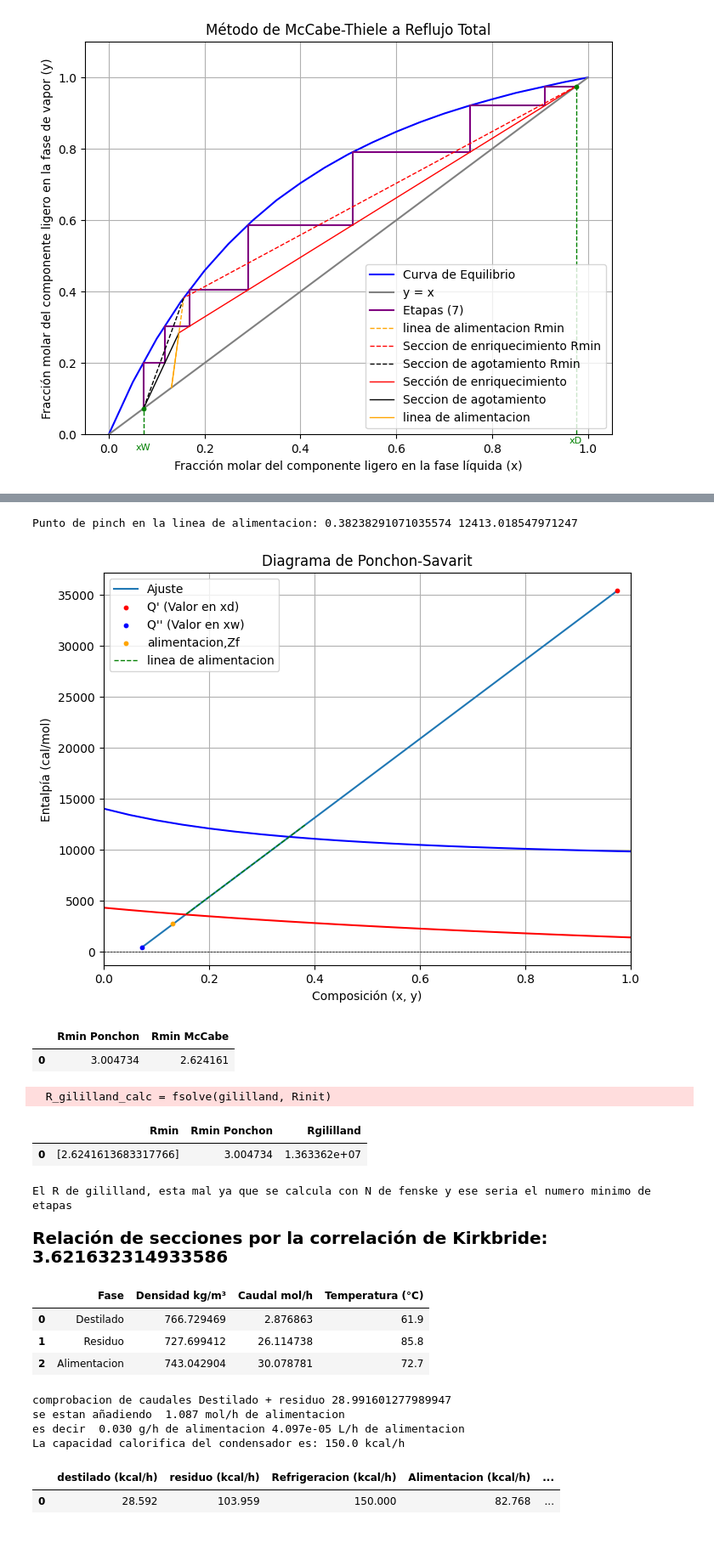
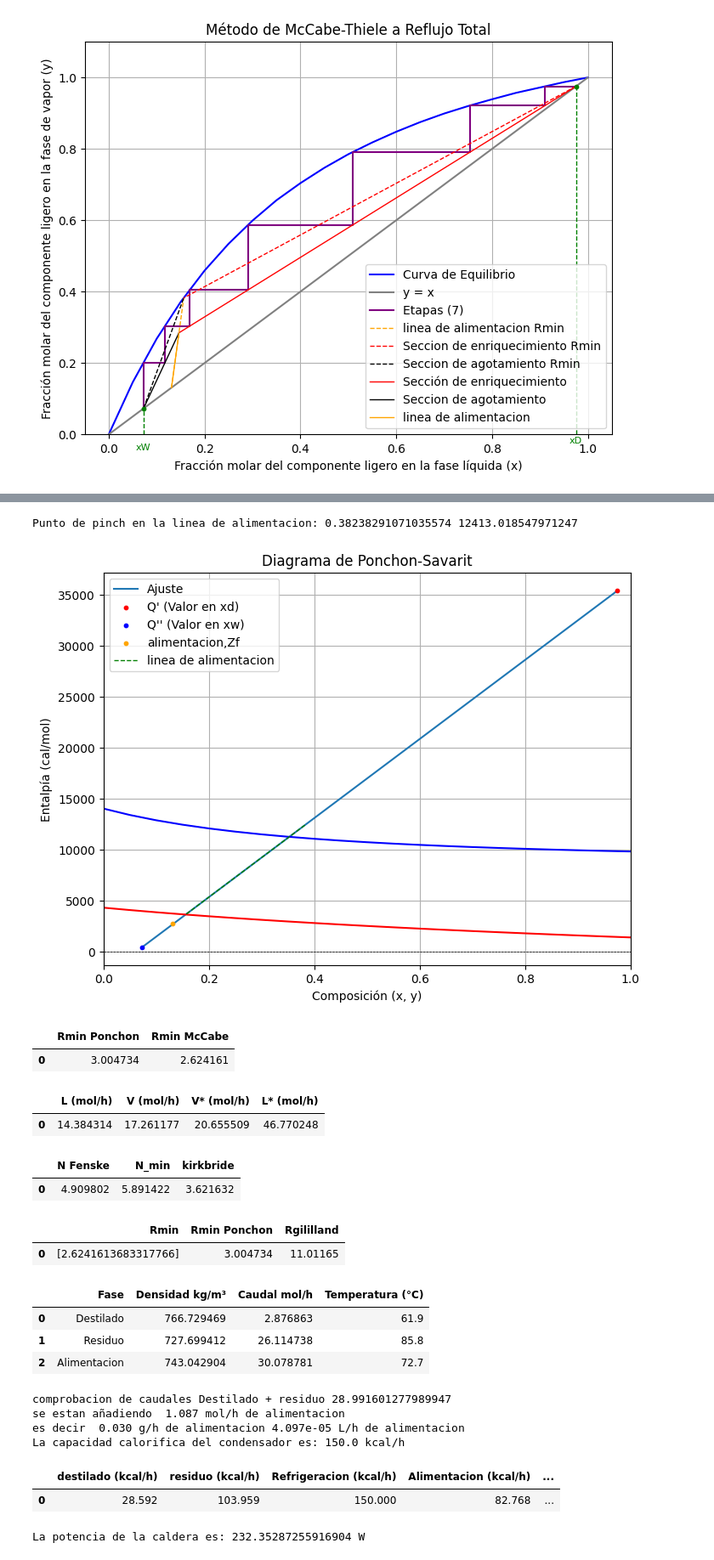
Before and after one commit to ChristianPh404/exp2, a Jupyter notebook: pract16.ipynb, the cells around one changed output, grey strips where cells are left out. Shown at 85% size. Saved outputs shown, nothing was run; the diff lists cells and outputs as text; code cells hidden in the pictures.

```diff
--- a/pract16.ipynb
+++ b/pract16.ipynb
@@ -544,11 +551,34 @@ tabla_caudales = {
     'Caudal mol/h' : [QDmol_h, QBmol_h, QFmol_h],
     'Temperatura (°C)': [Tabla['TI12'][-1], Tabla['TI2'][-1], Tabla['TI13'][-1]]
 }
+#calculo de caudales para cada corriente dentro de la columna
+
+
+QL_mol_h = R*QDmol_h
+QV_mol_h = QL_mol_h + QDmol_h
+QV_eq_mol_h =  ((q-1)*QFmol_h)  + QV_mol_h             # V* = ((q-1)*F)+ V
+QL_eq_mol_h = QV_eq_mol_h + QBmol_h
+
+Tabla_Caudales_internos = {
+    'L (mol/h)': [QL_mol_h],
+    'V (mol/h)': [QV_mol_h],
+    'V* (mol/h)': [QV_eq_mol_h],
+    'L* (mol/h)': [QL_eq_mol_h]
+}
+display(pd.DataFrame(Tabla_Caudales_internos))
+
 #calculo de secciones correlacion de kirkbride
 Relacion_secciones = (((1-xF)/(xF))*((xW/(1-xD))**2)*(QBmol_h/QDmol_h))**0.206
 # correlacion de gililland
-#etapas fenske   vale no se puede por que la ecuacion de fenske daba el numero minimo de etapas
-N = (np.log10((xD / xW) * ((1 - xW) / (1 - xD)))) / (np.log10(alpha_media))
+
+Nfenkse = (np.log10((xD / xW) * ((1 - xW) / (1 - xD)))) / (np.log10(alpha_media))
+pd_secciones = {
+    'N Fenske': [Nfenkse],
+    'N_min': [Nt_etapas],
+    'kirkbride': [Relacion_secciones]
+}
+display(pd.DataFrame(pd_secciones))
+N = etapas
 N_min = Nt_etapas
 # (N-NMIN/ N+1) = 0.75*[1-[(R-RMIN)/(R+1)]**0.5688]
 def gililland(R_gilliland):
@@ -562,51 +592,56 @@ R_tabla = {
     'Rmin Ponchon': [Rminponchon],
     'Rgililland': [R_gililland_calc[0]]
 
 }
 display(pd.DataFrame(R_tabla))
-print('El R de gililland, esta mal ya que se calcula con N de fenske y ese seria el numero minimo de etapas')
 
-display(HTML(f"""
-<p style='font-weight: bold; font-size: 20px;'>Relación de secciones por la correlación de Kirkbride:
-              {Relacion_secciones}</p>
-"""))
 display(pd.DataFrame(tabla_caudales))
 print('comprobacion de caudales Destilado + residuo', QDmol_h+QBmol_h)
 print('se estan añadiendo ', f'{QFmol_h-(QDmol_h+QBmol_h):.3f}', 'mol/h de alimentacion')
 print('es decir ', f'{(QFmol_h-(QDmol_h+QBmol_h))/(PMprop*xF + PMmet*(1-xF)):.3f}', 'g/h de alimentacion',
     f'{(QFmol_h-(QDmol_h+QBmol_h))/(PMprop*xF + PMmet*(1-xF))/densidad_alimentacion:.3e}', 'L/h de alimentacion')
 
 #QC capacidad calorifica del condensador
 QC = 300 * 1 * ( Tabla['TI11'][-1]-Tabla['TI10'][-1] ) # 1kcal/h°C diferencia entrada-salida del refrigerante
 HD = polinomio_hv(xD)
 HB = polinomio_hl(xW)
 print('La capacidad calorifica del condensador es:', QC, 'kcal/h')
 QR = QDmol_h*HD + QBmol_h*HB + QC*1000 + R - QFmol_h*Hf# suponiendo que no hay perdida de calor en el medio que es falso
 tabla_entalpias_caudales = {
     'destilado (kcal/h)': [f"{(QDmol_h * HD) / 1000:.3f}"],
     'residuo (kcal/h)': [f"{(QBmol_h * HB) / 1000:.3f}"],
     'Refrigeracion (kcal/h)': [f"{(QC * 1000) / 1000:.3f}"],
     'Alimentacion (kcal/h)': [f"{(QFmol_h * Hf) / 1000:.3f}"],
-    'Calor total (kcal/h)': [f"{QR / 1000:.3f}"]
+    'Calor total (kcal/h)': [f"{QR / 1000:.3f}"] # servicio de la caldera
 }
 display(pd.DataFrame(tabla_entalpias_caudales))
+potencia_caldera = (QR/1000)*1.163
+print('La potencia de la caldera es:', potencia_caldera, 'W')
+H_relleno = 0.33 #m
+HETP_frame = pd.DataFrame({
+    'HETP McCabbe': [H / N]
+
+})
+display(HETP_frame)
 # %% [output]
 Punto de pinch en la linea de alimentacion: 0.38238291071035574 12413.018547971247
 [figure]
 |  | Rmin Ponchon | Rmin McCabe |
 | 0 | 3.004734 | 2.624161 |
+|  | L (mol/h) | V (mol/h) | V* (mol/h) | L* (mol/h) |
+| 0 | 14.384314 | 17.261177 | 20.655509 | 46.770248 |
+|  | N Fenske | N_min | kirkbride |
+| 0 | 4.909802 | 5.891422 | 3.621632 |
+|  | Rmin | Rmin Ponchon | Rgililland |
+| 0 | [2.6241613683317766] | 3.004734 | 11.01165 |
+|  | Fase | Densidad kg/m³ | Caudal mol/h | Temperatura (°C) |
+| 0 | Destilado | 766.729469 | 2.876863 | 61.9 |
+| 1 | Residuo | 727.699412 | 26.114738 | 85.8 |
+| 2 | Alimentacion | 743.042904 | 30.078781 | 72.7 |
-  R_gililland_calc = fsolve(gililland, Rinit)
+comprobacion de caudales Destilado + residuo 28.991601277989947
+se estan añadiendo  1.087 mol/h de alimentacion
+es decir  0.030 g/h de alimentacion 4.097e-05 L/h de alimentacion
+La capacidad calorifica del condensador es: 150.0 kcal/h
-|  | Rmin | Rmin Ponchon | Rgililland |
-| 0 | [2.6241613683317766] | 3.004734 | 1.363362e+07 |
+|  | destilado (kcal/h) | residuo (kcal/h) | Refrigeracion (kcal/h) | Alimentacion (kcal/h) | ... |
+| 0 | 28.592 | 103.959 | 150.000 | 82.768 | ... |
-El R de gililland, esta mal ya que se calcula con N de fenske y ese seria el numero minimo de etapas
+La potencia de la caldera es: 232.35287255916904 W
-Relación de secciones por la correlación de Kirkbride: 3.621632314933586
-|  | Fase | Densidad kg/m³ | Caudal mol/h | Temperatura (°C) |
-| 0 | Destilado | 766.729469 | 2.876863 | 61.9 |
-| 1 | Residuo | 727.699412 | 26.114738 | 85.8 |
-| 2 | Alimentacion | 743.042904 | 30.078781 | 72.7 |
-comprobacion de caudales Destilado + residuo 28.991601277989947
-se estan añadiendo  1.087 mol/h de alimentacion
-es decir  0.030 g/h de alimentacion 4.097e-05 L/h de alimentacion
-La capacidad calorifica del condensador es: 150.0 kcal/h
-|  | destilado (kcal/h) | residuo (kcal/h) | Refrigeracion (kcal/h) | Alimentacion (kcal/h) | ... |
-| 0 | 28.592 | 103.959 | 150.000 | 82.768 | ... |
```
Also changed, not shown: parts of 3 cells of this notebook, 1 other file.
